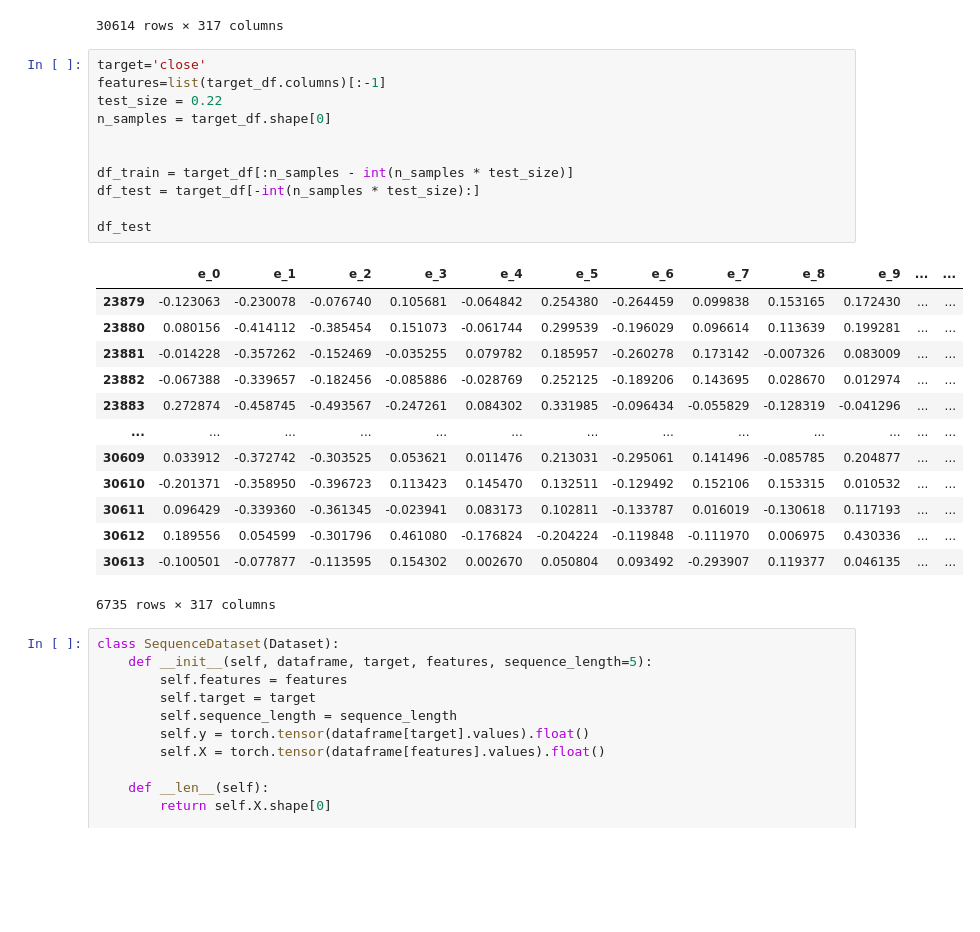
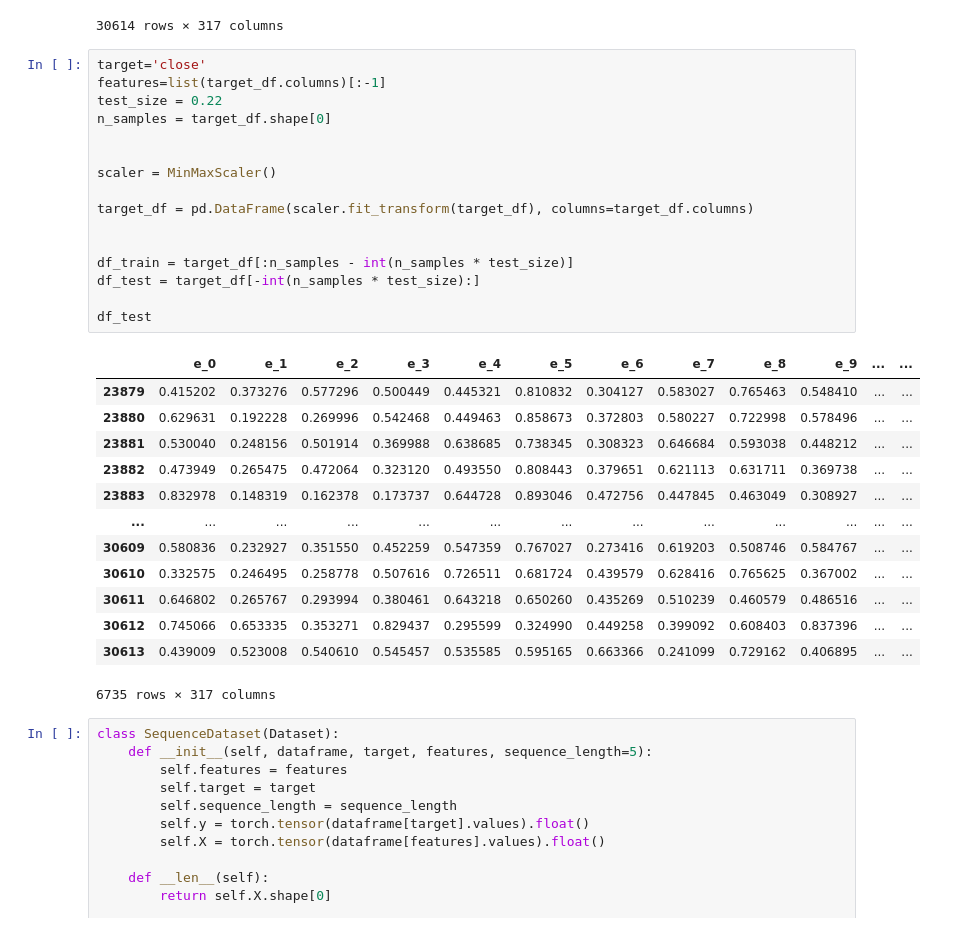
Before and after one commit to irusland/stonks, a Jupyter notebook: notebooks/lstm-gym-embeddings.ipynb, the cells around one changed output. Drawn from its saved outputs; the diff is of its cells as text; blank space fills up the shorter version.

```diff
--- a/notebooks/lstm-gym-embeddings.ipynb
+++ b/notebooks/lstm-gym-embeddings.ipynb
@@ -171,27 +171,32 @@ target_df
 # %%
 target='close'
 features=list(target_df.columns)[:-1]
 test_size = 0.22
 n_samples = target_df.shape[0]
 
 
+scaler = MinMaxScaler()
+
+target_df = pd.DataFrame(scaler.fit_transform(target_df), columns=target_df.columns)
+
+
 df_train = target_df[:n_samples - int(n_samples * test_size)]
 df_test = target_df[-int(n_samples * test_size):]
 
 df_test
 # %% [output]
 |  | e_0 | e_1 | e_2 | e_3 | e_4 | e_5 | e_6 | e_7 | e_8 | e_9 | ... | ... |
-| 23879 | -0.123063 | -0.230078 | -0.076740 | 0.105681 | -0.064842 | 0.254380 | -0.264459 | 0.099838 | 0.153165 | 0.172430 | ... | ... |
-| 23880 | 0.080156 | -0.414112 | -0.385454 | 0.151073 | -0.061744 | 0.299539 | -0.196029 | 0.096614 | 0.113639 | 0.199281 | ... | ... |
-| 23881 | -0.014228 | -0.357262 | -0.152469 | -0.035255 | 0.079782 | 0.185957 | -0.260278 | 0.173142 | -0.007326 | 0.083009 | ... | ... |
-| 23882 | -0.067388 | -0.339657 | -0.182456 | -0.085886 | -0.028769 | 0.252125 | -0.189206 | 0.143695 | 0.028670 | 0.012974 | ... | ... |
-| 23883 | 0.272874 | -0.458745 | -0.493567 | -0.247261 | 0.084302 | 0.331985 | -0.096434 | -0.055829 | -0.128319 | -0.041296 | ... | ... |
+| 23879 | 0.415202 | 0.373276 | 0.577296 | 0.500449 | 0.445321 | 0.810832 | 0.304127 | 0.583027 | 0.765463 | 0.548410 | ... | ... |
+| 23880 | 0.629631 | 0.192228 | 0.269996 | 0.542468 | 0.449463 | 0.858673 | 0.372803 | 0.580227 | 0.722998 | 0.578496 | ... | ... |
+| 23881 | 0.530040 | 0.248156 | 0.501914 | 0.369988 | 0.638685 | 0.738345 | 0.308323 | 0.646684 | 0.593038 | 0.448212 | ... | ... |
+| 23882 | 0.473949 | 0.265475 | 0.472064 | 0.323120 | 0.493550 | 0.808443 | 0.379651 | 0.621113 | 0.631711 | 0.369738 | ... | ... |
+| 23883 | 0.832978 | 0.148319 | 0.162378 | 0.173737 | 0.644728 | 0.893046 | 0.472756 | 0.447845 | 0.463049 | 0.308927 | ... | ... |
 | ... | ... | ... | ... | ... | ... | ... | ... | ... | ... | ... | ... | ... |
-| 30609 | 0.033912 | -0.372742 | -0.303525 | 0.053621 | 0.011476 | 0.213031 | -0.295061 | 0.141496 | -0.085785 | 0.204877 | ... | ... |
-| 30610 | -0.201371 | -0.358950 | -0.396723 | 0.113423 | 0.145470 | 0.132511 | -0.129492 | 0.152106 | 0.153315 | 0.010532 | ... | ... |
-| 30611 | 0.096429 | -0.339360 | -0.361345 | -0.023941 | 0.083173 | 0.102811 | -0.133787 | 0.016019 | -0.130618 | 0.117193 | ... | ... |
-| 30612 | 0.189556 | 0.054599 | -0.301796 | 0.461080 | -0.176824 | -0.204224 | -0.119848 | -0.111970 | 0.006975 | 0.430336 | ... | ... |
-| 30613 | -0.100501 | -0.077877 | -0.113595 | 0.154302 | 0.002670 | 0.050804 | 0.093492 | -0.293907 | 0.119377 | 0.046135 | ... | ... |
+| 30609 | 0.580836 | 0.232927 | 0.351550 | 0.452259 | 0.547359 | 0.767027 | 0.273416 | 0.619203 | 0.508746 | 0.584767 | ... | ... |
+| 30610 | 0.332575 | 0.246495 | 0.258778 | 0.507616 | 0.726511 | 0.681724 | 0.439579 | 0.628416 | 0.765625 | 0.367002 | ... | ... |
+| 30611 | 0.646802 | 0.265767 | 0.293994 | 0.380461 | 0.643218 | 0.650260 | 0.435269 | 0.510239 | 0.460579 | 0.486516 | ... | ... |
+| 30612 | 0.745066 | 0.653335 | 0.353271 | 0.829437 | 0.295599 | 0.324990 | 0.449258 | 0.399092 | 0.608403 | 0.837396 | ... | ... |
+| 30613 | 0.439009 | 0.523008 | 0.540610 | 0.545457 | 0.535585 | 0.595165 | 0.663366 | 0.241099 | 0.729162 | 0.406895 | ... | ... |
 6735 rows × 317 columns
 # %%
 class SequenceDataset(Dataset):
```
Also changed, not shown: parts of 21 cells of this notebook, 1 other file.
